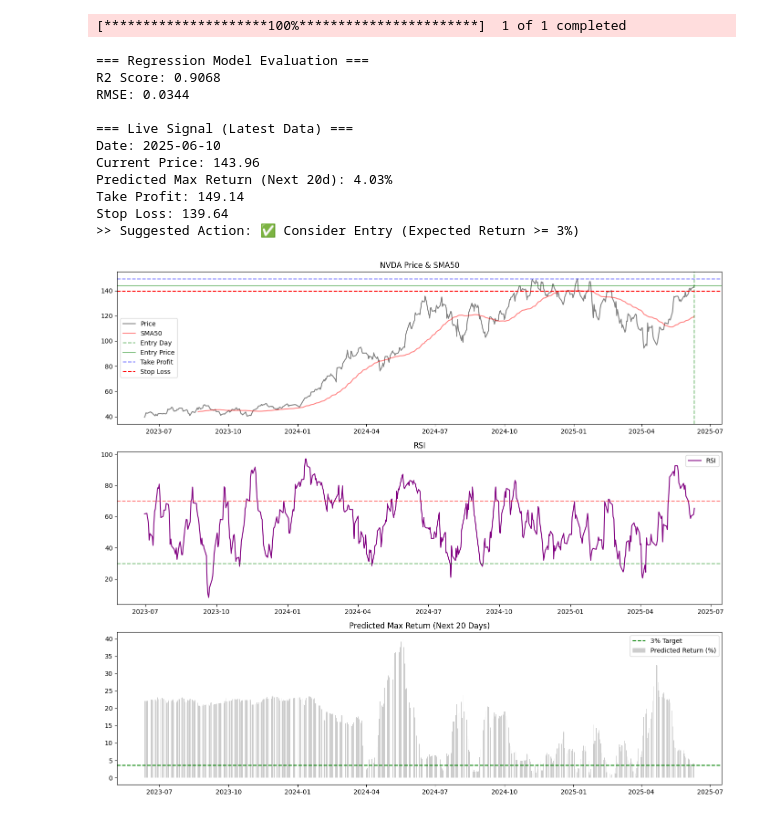
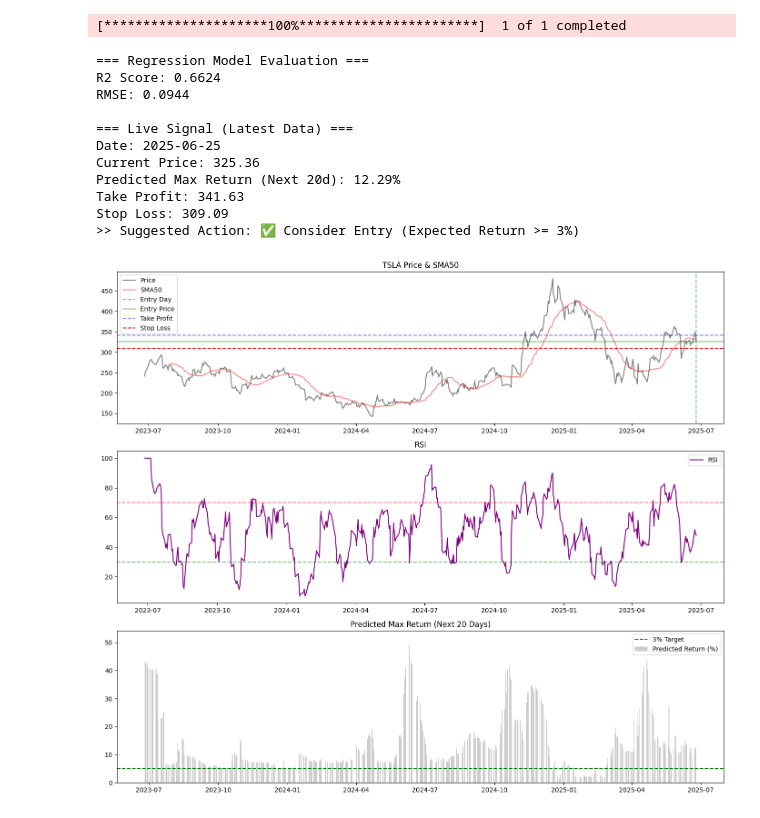
Before and after one commit to farrukhdGB/StocksML, a Jupyter notebook: FixedProfit_ML.ipynb, the cells around one changed output. Drawn from its saved outputs; the diff is of its cells as text; code cells hidden in the pictures.

```diff
--- a/FixedProfit_ML.ipynb
+++ b/FixedProfit_ML.ipynb
@@ -12,12 +13,12 @@ import warnings
 warnings.filterwarnings('ignore')
 # %%
 # Configuration
-TICKER = "NVDA"
+TICKER = "TSLA"
 YEARS_OF_DATA = 2
 TEST_SIZE = 0.2
 MIN_SAMPLES = 50
-PROFIT_TARGET = 0.036
-STOP_LOSS = 0.03
+PROFIT_TARGET = 0.05
+STOP_LOSS = 0.05
 FORWARD_DAYS = 20
 # %%
 def get_stock_data(ticker, start_date, end_date):
@@ -29,24 +30,39 @@ def get_stock_data(ticker, start_date, end_date):
     return df
 
 def add_technical_indicators(df):
-    df['SMA1'] = df['Close'].rolling(window=20).mean()
-    df['SMA2'] = df['Close'].rolling(window=50).mean()
-    df['SMA3'] = df['Close'].rolling(window=200).mean()
-
-    delta = df['Close'].diff()
-    gain = delta.where(delta > 0, 0).rolling(window=14).mean()
-    loss = -delta.where(delta < 0, 0).rolling(window=14).mean()
-    rs = gain / loss
-    df['RSI'] = 100 - (100 / (1 + rs))
-
+    df['SMA1'] = df['Close'].rolling(window=12).mean()
+    df['SMA2'] = df['Close'].rolling(window=24).mean()
+    df['SMA3'] = df['Close'].rolling(window=52).mean()
+    df['Bear'] = (df['SMA1'] < df['SMA2']).astype(int)
+    df['Bull'] = (df['SMA2'] < df['SMA1']).astype(int)
+    df['RSI']= ta.calculate_rsi(df)
     ema12 = df['Close'].ewm(span=12, adjust=False).mean()
-    ema26 = df['Close'].ewm(span=26, adjust=False).mean()
+    ema26 = df['Close'].ewm(span=24, adjust=False).mean()
     df['MACD'] = ema12 - ema26
     df['Signal_Line'] = df['MACD'].ewm(span=9, adjust=False).mean()
-
     df['Upper_Band'] = df['SMA1'] + (2 * df['Close'].rolling(20).std())
     df['Lower_Band'] = df['SMA1'] - (2 * df['Close'].rolling(20).std())
     df['Volume_MA20'] = df['Volume'].rolling(window=20).mean()
+    df['vSpike'] = (df['Volume'] > 2 * df['Volume_MA20']).astype(int)
+
+    df['CCI'] = ta.calculate_cci(df)
+    df['OBV'] = ta.calculate_obv(df)
+    df[['+DI', '-DI', 'ADX']] = ta.calculate_dmi(df, n=14)
+    df['ATR'] = ta.calculate_atr(high=df.High, low=df.Low, close=df.Close)
+
+    df['VWMA'] = ta.calculate_vwma(df)
+    df[['KCm', 'KCu', 'KCl']] = ta.calculate_keltner(df)
+    df[['VI+', 'VI-']] = ta.calculate_vortex(df)
+    df[['STu', 'STl']] = ta.calculate_supertrend(df)
+
+    df = ta.add_candlestickpatterns(df)
+
+    df['DD'] = df['Close'].where(df['Close'] < df['Close'].shift(1)).std()
+
+    df['5_day_return'] = df['Close'].pct_change(5)
+    df['10_day_return'] = df['Close'].pct_change(10)
+    df['Volatility'] = df['Close'].rolling(14).std()
+
     return df
 
 def compute_expected_return(df, forward_days=20):
@@ -64,8 +80,12 @@ def compute_expected_return(df, forward_days=20):
 
 def build_model_and_predict(data):
     features = ['RSI', 'SMA1', 'SMA2', 'SMA3', 'MACD', 'Signal_Line',
-                'Upper_Band', 'Lower_Band', 'Volume_MA20',
-                '5_day_return', '10_day_return', 'Volatility']
+            'Upper_Band', 'Lower_Band', 'Volume_MA20',
+            '5_day_return', '10_day_return', 'Volatility',
+            'CCI', 'OBV', '+DI', '-DI', 'ADX', 'ATR',
+            'VWMA', 'VI+','VI+', 'KCu','KCl', 'STu', 'STl', 'Candlesticks',
+           'Bear', 'Bull', 'vSpike', 'DD']
+
 
     df_model = data.dropna(subset=features + ['Expected_Return'])
     X = df_model[features]
@@ -99,11 +119,6 @@ if __name__ == "__main__":
         data['Volume'] = pd.to_numeric(data['Volume'], errors='coerce')
 
         data = add_technical_indicators(data)
-
-        data['5_day_return'] = data['Close'].pct_change(5)
-        data['10_day_return'] = data['Close'].pct_change(10)
-        data['Volatility'] = data['Close'].rolling(5).std()
-
         data = compute_expected_return(data)
 
         model, scaler, features, data = build_model_and_predict(data)
@@ -146,38 +161,38 @@ if __name__ == "__main__":
         plt.axhline(stop_loss, color='red', linestyle='--', label='Stop Loss')
 
         plt.legend()
 
         # Subplot 2: RSI
         plt.subplot(3, 1, 2)
         plt.plot(data['RSI'], label='RSI', color='purple')
         plt.axhline(70, linestyle='--', color='red', alpha=0.5)
         plt.axhline(30, linestyle='--', color='green', alpha=0.5)
         plt.title('RSI')
         plt.legend()
 
         # Subplot 3: Predicted Return
         plt.subplot(3, 1, 3)
         plt.bar(data.index, data['Predicted_Return'] * 100, color='gray', alpha=0.4, label='Predicted Return (%)')
         plt.axhline(PROFIT_TARGET * 100, color='green', linestyle='--', label='3% Target')
         plt.title('Predicted Max Return (Next 20 Days)')
         plt.legend()
 
         plt.tight_layout()
         plt.show()
 
     except Exception as e:
         print(f"Error: {e}")
 # %% [output]
 [*********************100%***********************]  1 of 1 completed
 === Regression Model Evaluation ===
-R2 Score: 0.9068
-RMSE: 0.0344
+R2 Score: 0.6624
+RMSE: 0.0944
 
 === Live Signal (Latest Data) ===
-Date: 2025-06-10
-Current Price: 143.96
-Predicted Max Return (Next 20d): 4.03%
-Take Profit: 149.14
-Stop Loss: 139.64
+Date: 2025-06-25
+Current Price: 325.36
+Predicted Max Return (Next 20d): 12.29%
+Take Profit: 341.63
+Stop Loss: 309.09
 >> Suggested Action: ✅ Consider Entry (Expected Return >= 3%)
-[figure, old version]
+[figure, new version]
```
Also changed, not shown: parts of 1 cell of this notebook, 4 other files.
